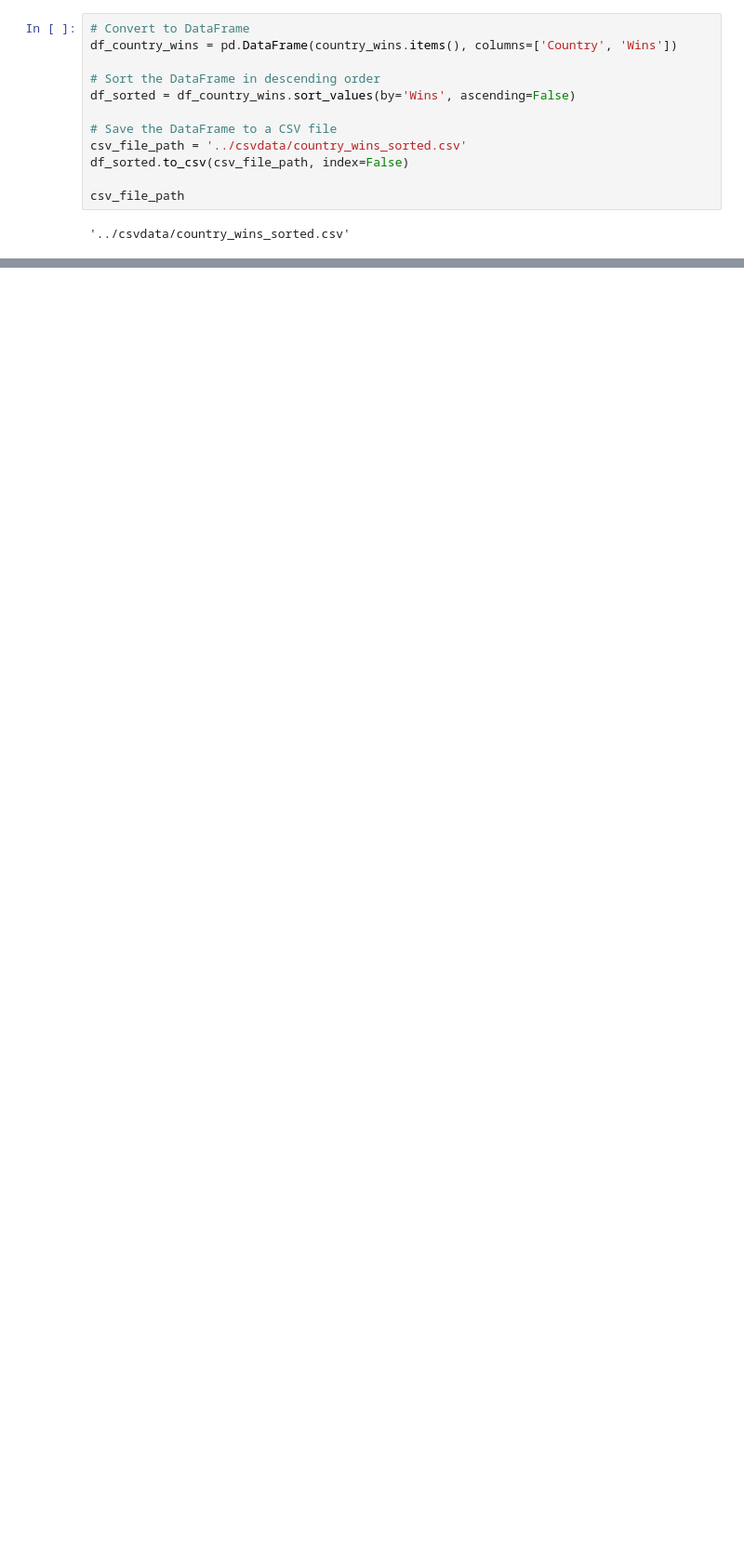
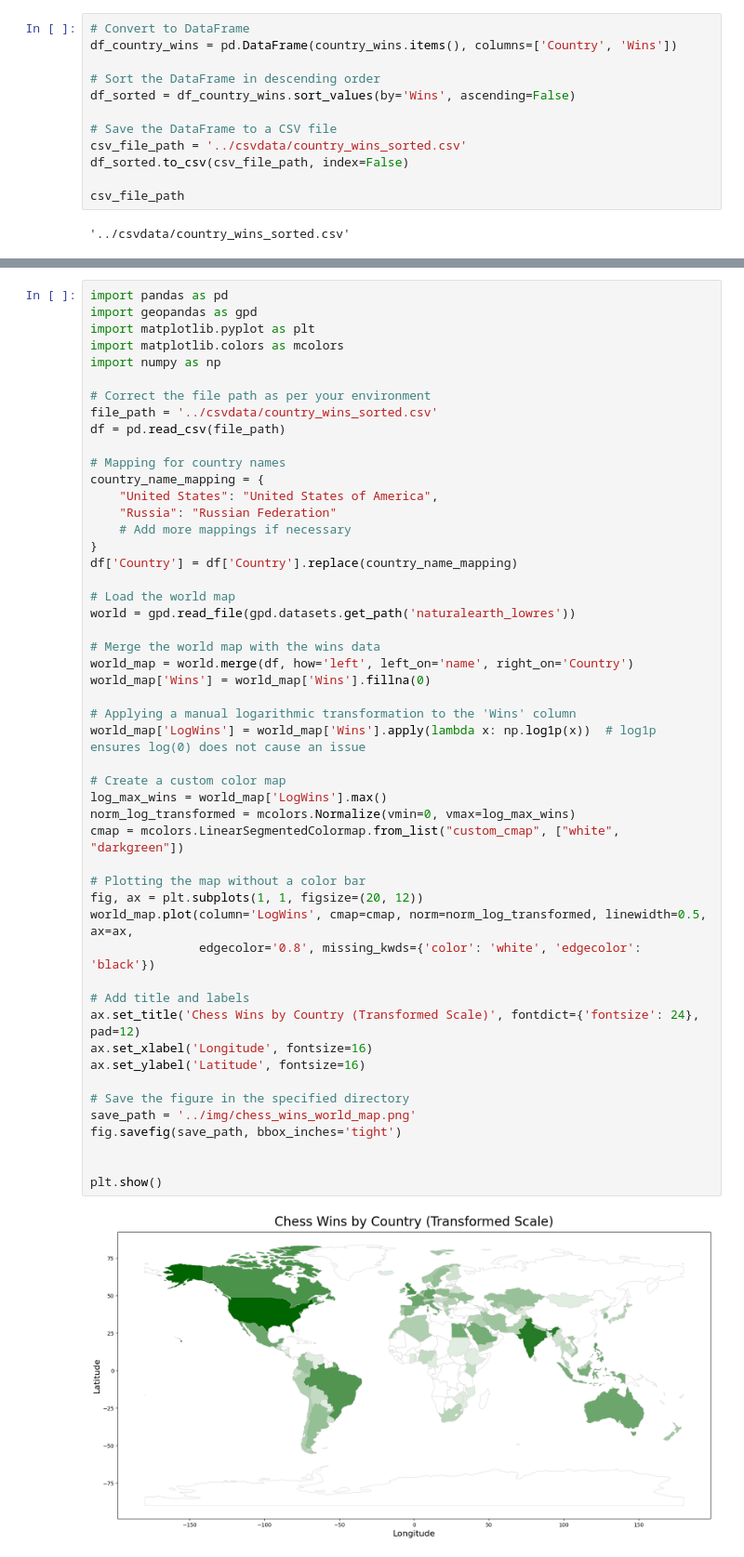
Before and after one commit to sanath9712/chess-journey, a Jupyter notebook: src/analyzer.ipynb, the cells around one changed output, grey strips where cells are left out. Shown at 93% size. Saved outputs shown, nothing was run; the diff lists cells and outputs as text; blank space fills up the shorter version.

Commit message:
Added opponent country based analysis

```diff
--- a/src/analyzer.ipynb
+++ b/src/analyzer.ipynb
@@ -274,0 +330,52 @@ ValueError: Could not save to JPEG for display
+# %%
+import pandas as pd
+import geopandas as gpd
+import matplotlib.pyplot as plt
+import matplotlib.colors as mcolors
+import numpy as np
+
+# Correct the file path as per your environment
+file_path = '../csvdata/country_wins_sorted.csv'
+df = pd.read_csv(file_path)
+
+# Mapping for country names
+country_name_mapping = {
+    "United States": "United States of America",
+    "Russia": "Russian Federation"
+    # Add more mappings if necessary
+}
+df['Country'] = df['Country'].replace(country_name_mapping)
+
+# Load the world map
+world = gpd.read_file(gpd.datasets.get_path('naturalearth_lowres'))
+
+# Merge the world map with the wins data
+world_map = world.merge(df, how='left', left_on='name', right_on='Country')
+world_map['Wins'] = world_map['Wins'].fillna(0)
+
+# Applying a manual logarithmic transformation to the 'Wins' column
+world_map['LogWins'] = world_map['Wins'].apply(lambda x: np.log1p(x))  # log1p ensures log(0) does not cause an issue
+
+# Create a custom color map
+log_max_wins = world_map['LogWins'].max()
+norm_log_transformed = mcolors.Normalize(vmin=0, vmax=log_max_wins)
+cmap = mcolors.LinearSegmentedColormap.from_list("custom_cmap", ["white", "darkgreen"])
+
+# Plotting the map without a color bar
+fig, ax = plt.subplots(1, 1, figsize=(20, 12))
+world_map.plot(column='LogWins', cmap=cmap, norm=norm_log_transformed, linewidth=0.5, ax=ax,
+               edgecolor='0.8', missing_kwds={'color': 'white', 'edgecolor': 'black'})
+
+# Add title and labels
+ax.set_title('Chess Wins by Country (Transformed Scale)', fontdict={'fontsize': 24}, pad=12)
+ax.set_xlabel('Longitude', fontsize=16)
+ax.set_ylabel('Latitude', fontsize=16)
+
+# Save the figure in the specified directory
+save_path = '../img/chess_wins_world_map.png'
+fig.savefig(save_path, bbox_inches='tight')
+
+
+plt.show()
+# %% [output]
+[figure, added]
```
Also changed, not shown: parts of 7 cells of this notebook, 2 other files.
